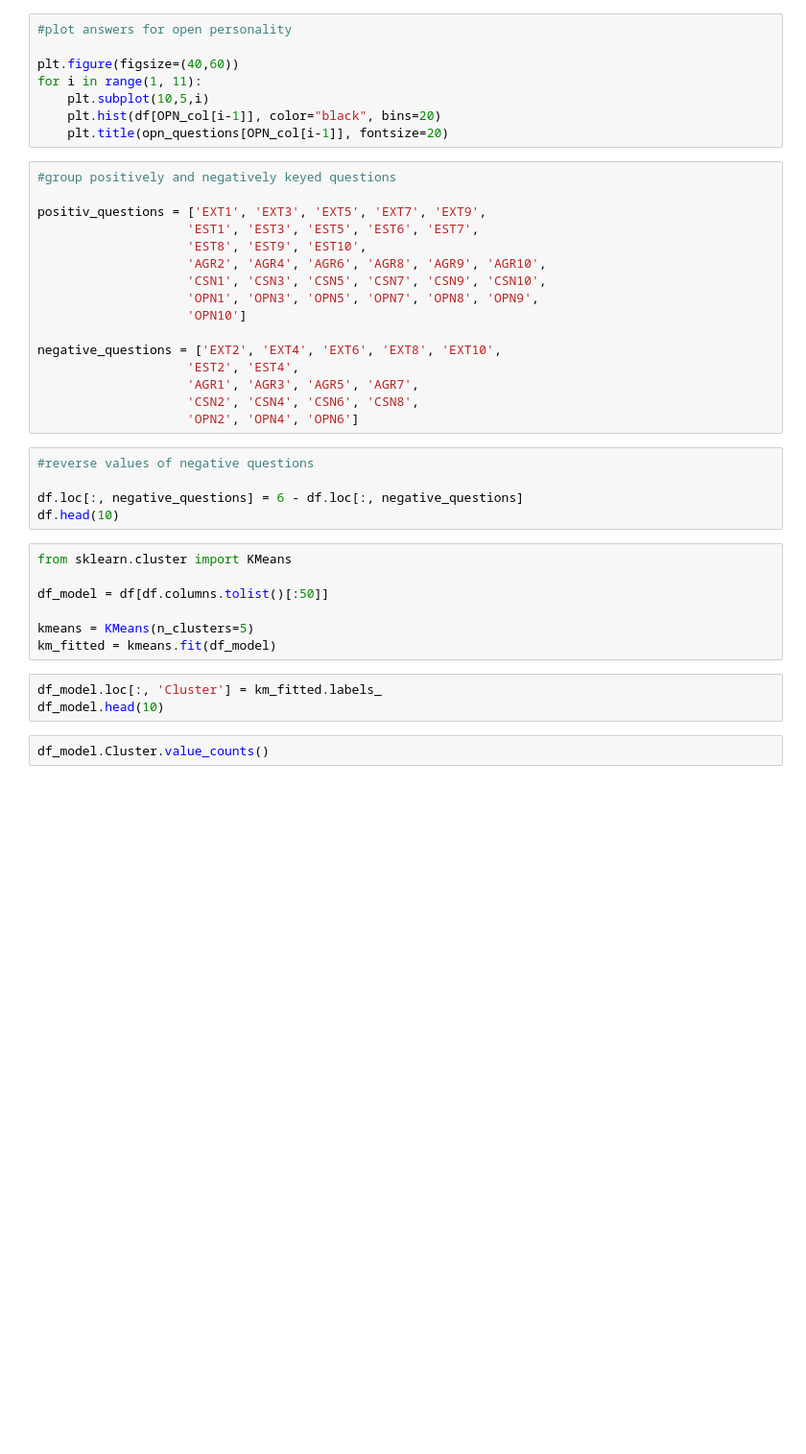
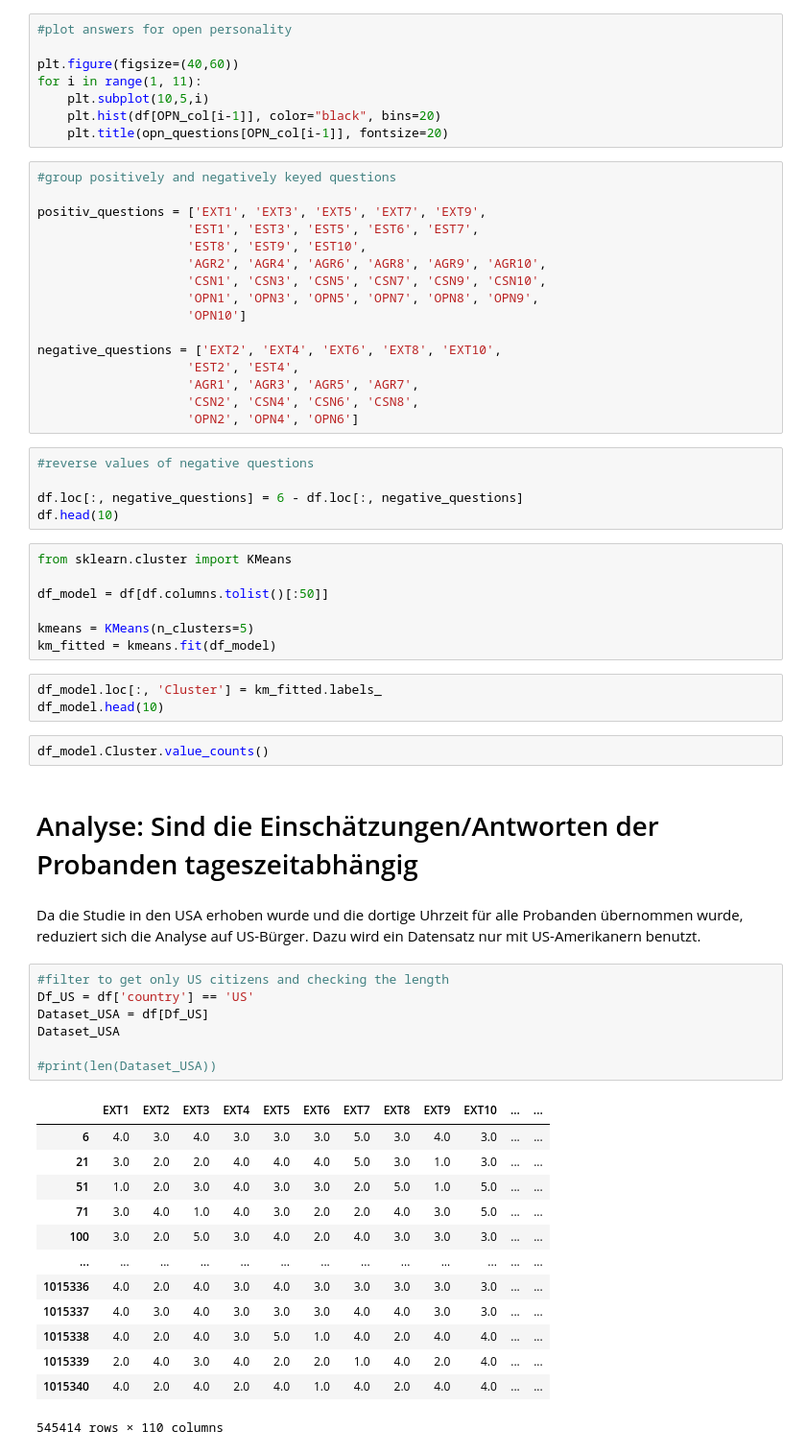
Before and after one commit to marvin2311/BigFive_Personality_Analysis, a Jupyter notebook: Notebook_Eric.ipynb, the cells around one changed output. Shown: that part at 96% size. Drawn from its saved outputs; the diff is of its cells as text; blank space fills up the shorter version.

```diff
--- a/Notebook_Eric.ipynb
+++ b/Notebook_Eric.ipynb
@@ -171,3 +186,28 @@ df_model.loc[:, 'Cluster'] = km_fitted.labels_
 df_model.head(10)
 # %%
 df_model.Cluster.value_counts()
+# %% [markdown]
+# Analyse: Sind die Einschätzungen/Antworten der Probanden tageszeitabhängig
+# %% [markdown]
+Da die Studie in den USA erhoben wurde und die dortige Uhrzeit für alle Probanden übernommen wurde, reduziert sich die Analyse auf US-Bürger. Dazu wird ein Datensatz nur mit US-Amerikanern benutzt.
+# %%
+#filter to get only US citizens and checking the length
+Df_US = df['country'] == 'US'
+Dataset_USA = df[Df_US]
+Dataset_USA
+
+#print(len(Dataset_USA))
+# %% [output]
+|  | EXT1 | EXT2 | EXT3 | EXT4 | EXT5 | EXT6 | EXT7 | EXT8 | EXT9 | EXT10 | ... | ... |
+| 6 | 4.0 | 3.0 | 4.0 | 3.0 | 3.0 | 3.0 | 5.0 | 3.0 | 4.0 | 3.0 | ... | ... |
+| 21 | 3.0 | 2.0 | 2.0 | 4.0 | 4.0 | 4.0 | 5.0 | 3.0 | 1.0 | 3.0 | ... | ... |
+| 51 | 1.0 | 2.0 | 3.0 | 4.0 | 3.0 | 3.0 | 2.0 | 5.0 | 1.0 | 5.0 | ... | ... |
+| 71 | 3.0 | 4.0 | 1.0 | 4.0 | 3.0 | 2.0 | 2.0 | 4.0 | 3.0 | 5.0 | ... | ... |
+| 100 | 3.0 | 2.0 | 5.0 | 3.0 | 4.0 | 2.0 | 4.0 | 3.0 | 3.0 | 3.0 | ... | ... |
+| ... | ... | ... | ... | ... | ... | ... | ... | ... | ... | ... | ... | ... |
+| 1015336 | 4.0 | 2.0 | 4.0 | 3.0 | 4.0 | 3.0 | 3.0 | 3.0 | 3.0 | 3.0 | ... | ... |
+| 1015337 | 4.0 | 3.0 | 4.0 | 3.0 | 3.0 | 3.0 | 4.0 | 4.0 | 3.0 | 3.0 | ... | ... |
+| 1015338 | 4.0 | 2.0 | 4.0 | 3.0 | 5.0 | 1.0 | 4.0 | 2.0 | 4.0 | 4.0 | ... | ... |
+| 1015339 | 2.0 | 4.0 | 3.0 | 4.0 | 2.0 | 2.0 | 1.0 | 4.0 | 2.0 | 4.0 | ... | ... |
+| 1015340 | 4.0 | 2.0 | 4.0 | 2.0 | 4.0 | 1.0 | 4.0 | 2.0 | 4.0 | 4.0 | ... | ... |
+545414 rows × 110 columns
```
Also changed, not shown: parts of 8 cells of this notebook.
